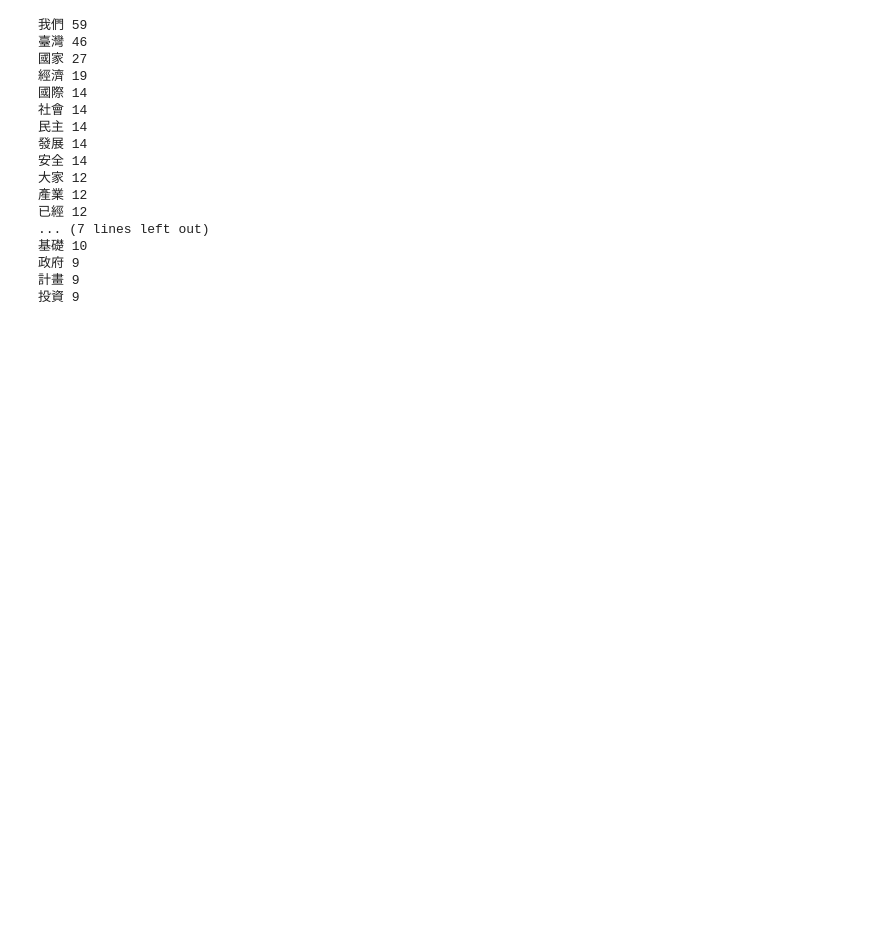
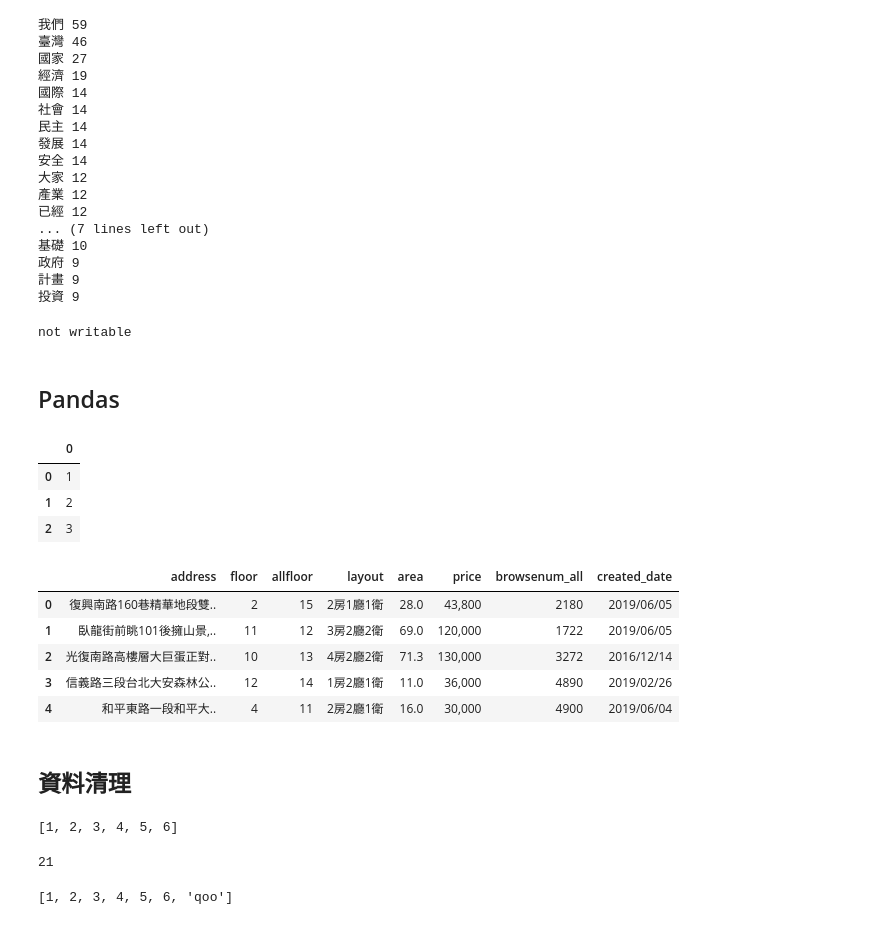
Before and after one commit to greenrmp/cathaylifepy, a Jupyter notebook: Demo20190627.ipynb, the cells around one changed output. Drawn from its saved outputs; the diff is of its cells as text; code cells hidden in the pictures; blank space fills up the shorter version.

Commit message:
overwrite rent591

```diff
--- a/Demo20190627.ipynb
+++ b/Demo20190627.ipynb
@@ -937,6 +937,14 @@ for k, v in c.most_common(50):
 try:
     f = open('testfile','r')
     f.write('Test write this')
-except : #處理IOError
-    print("Error: Could not find file or read data")
+except Exception as e:
+    print(e)
 f.close()
+# %% [output]
+not writable
+# %% [markdown]
+## Pandas
+# %%
+import pandas as pd
+link = 'https://raw.githubusercontent.com/ywchiu/cathaylifepy/master/data/rent591.xlsx'
+df   = pd.read_excel(link, index_col=0)
@@ -942,0 +953,17 @@ f.close()
+# %%
+df2 = pd.read_clipboard()
+df2.head(3)
+# %% [output]
+|  | 0 |
+| 0 | 1 |
+| 1 | 2 |
+| 2 | 3 |
+# %%
+df.head()
+# %% [output]
+|  | address | floor | allfloor | layout | area | price | browsenum_all | created_date |
+| 0 | 復興南路160巷精華地段雙.. | 2 | 15 | 2房1廳1衛 | 28.0 | 43,800 | 2180 | 2019/06/05 |
+| 1 | 臥龍街前眺101後擁山景,.. | 11 | 12 | 3房2廳2衛 | 69.0 | 120,000 | 1722 | 2019/06/05 |
+| 2 | 光復南路高樓層大巨蛋正對.. | 10 | 13 | 4房2廳2衛 | 71.3 | 130,000 | 3272 | 2016/12/14 |
+| 3 | 信義路三段台北大安森林公.. | 12 | 14 | 1房2廳1衛 | 11.0 | 36,000 | 4890 | 2019/02/26 |
+| 4 | 和平東路一段和平大.. | 4 | 11 | 2房2廳1衛 | 16.0 | 30,000 | 4900 | 2019/06/04 |
@@ -942,0 +972,17 @@ f.close()
+# %% [markdown]
+## 資料清理
+# %%
+a=  [1,2,3,4,5]
+a.append(6)
+a
+# %% [output]
+[1, 2, 3, 4, 5, 6]
+# %%
+sum(a)
+# %% [output]
+21
+# %%
+a.append('qoo')
+a
+# %% [output]
+[1, 2, 3, 4, 5, 6, 'qoo']
```
Also changed, not shown: parts of 43 cells of this notebook.
